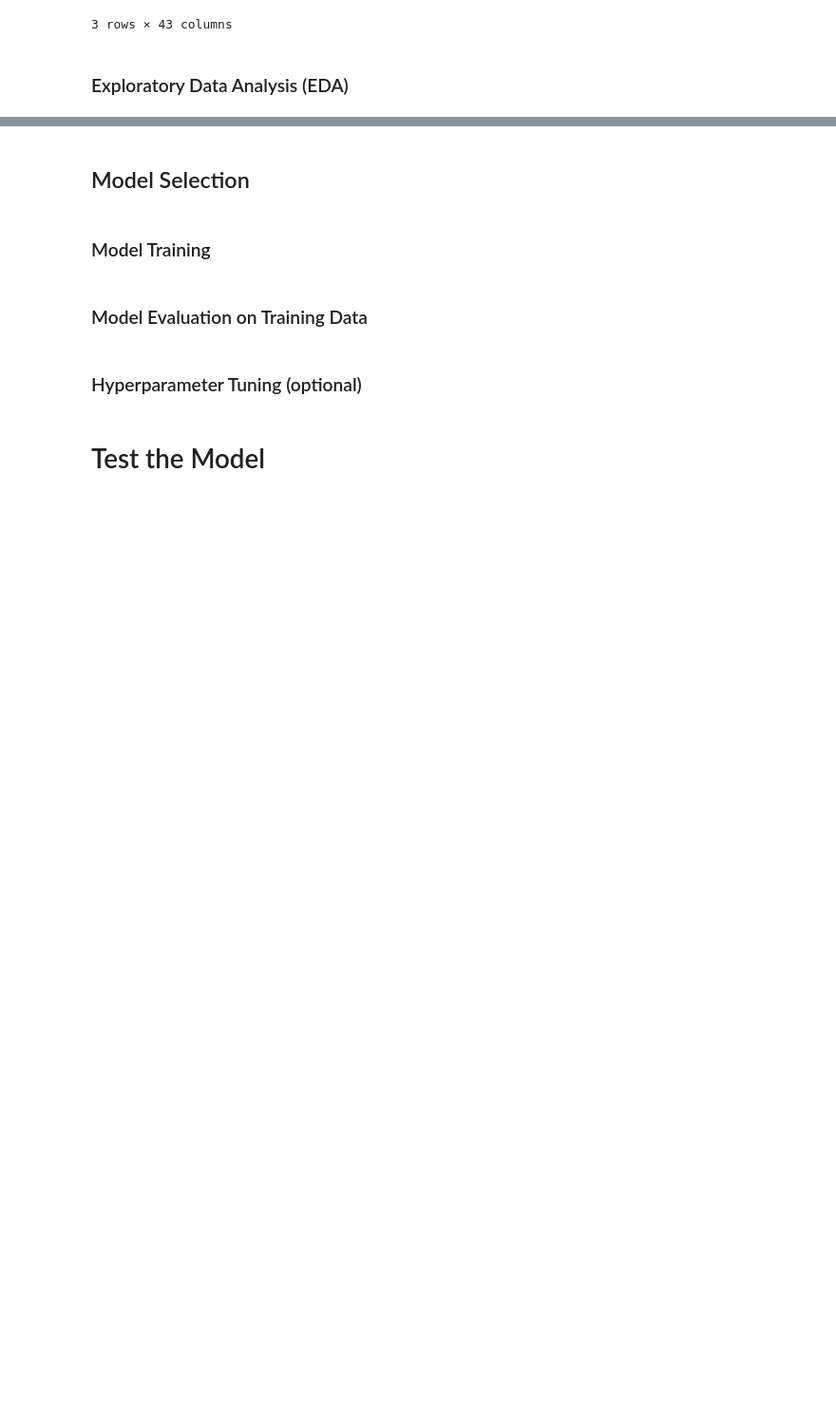
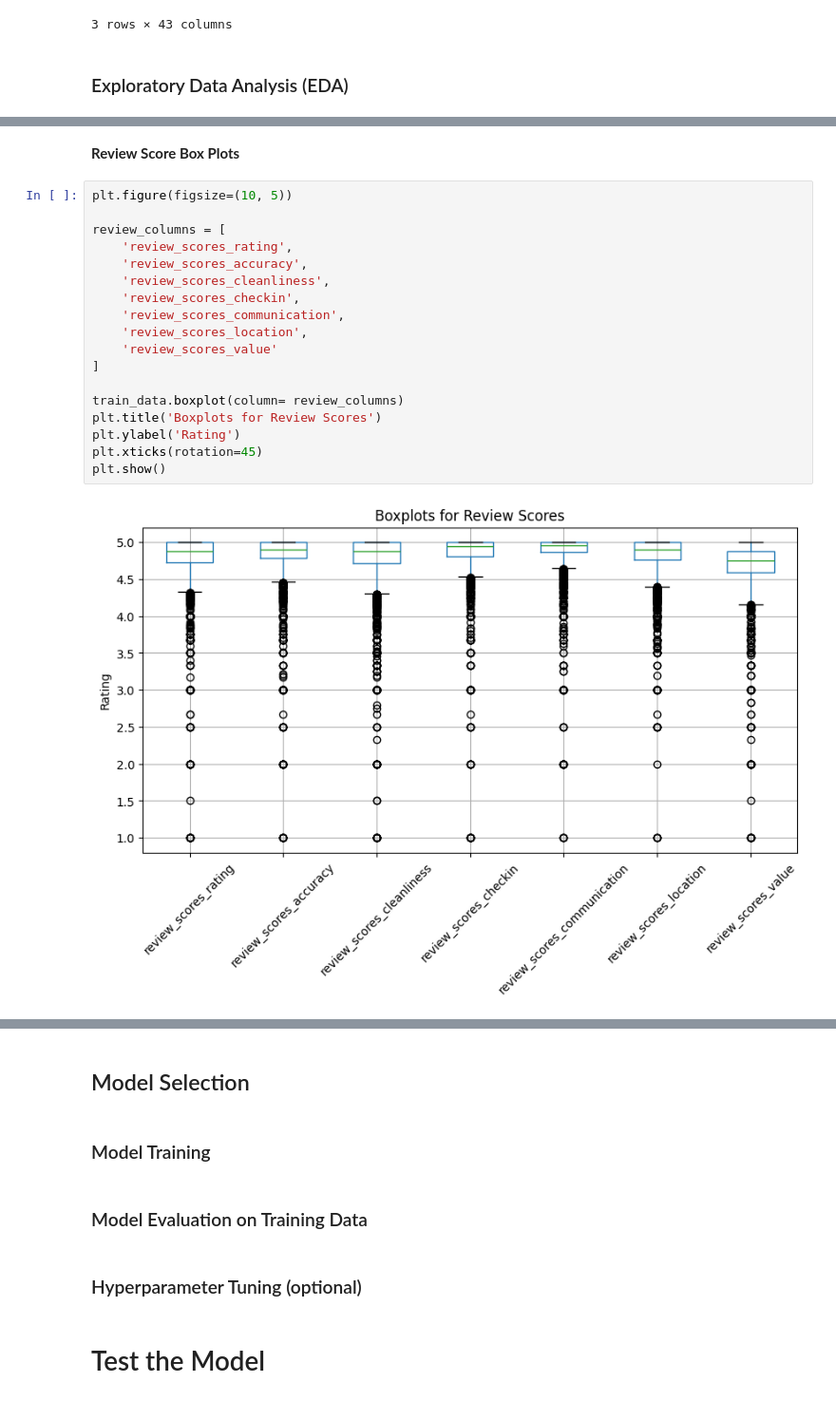
Before and after one commit to isobela/WIDS-Case-Competiton, a Jupyter notebook: wids_casecomp.ipynb, the cells around one changed output, grey strips where cells are left out. Shown at 95% size. Saved outputs shown, nothing was run; the diff lists cells and outputs as text; blank space fills up the shorter version.

```diff
--- a/wids_casecomp.ipynb
+++ b/wids_casecomp.ipynb
@@ -43,0 +94,22 @@ test_data.head(3)
+# %% [markdown]
+**Review Score Box Plots**
+# %%
+plt.figure(figsize=(10, 5))
+
+review_columns = [
+    'review_scores_rating',
+    'review_scores_accuracy',
+    'review_scores_cleanliness',
+    'review_scores_checkin',
+    'review_scores_communication',
+    'review_scores_location',
+    'review_scores_value'
+]
+
+train_data.boxplot(column= review_columns)
+plt.title('Boxplots for Review Scores')
+plt.ylabel('Rating')
+plt.xticks(rotation=45)
+plt.show()
+# %% [output]
+[figure, added]
```
Also changed, not shown: parts of 15 cells of this notebook.
